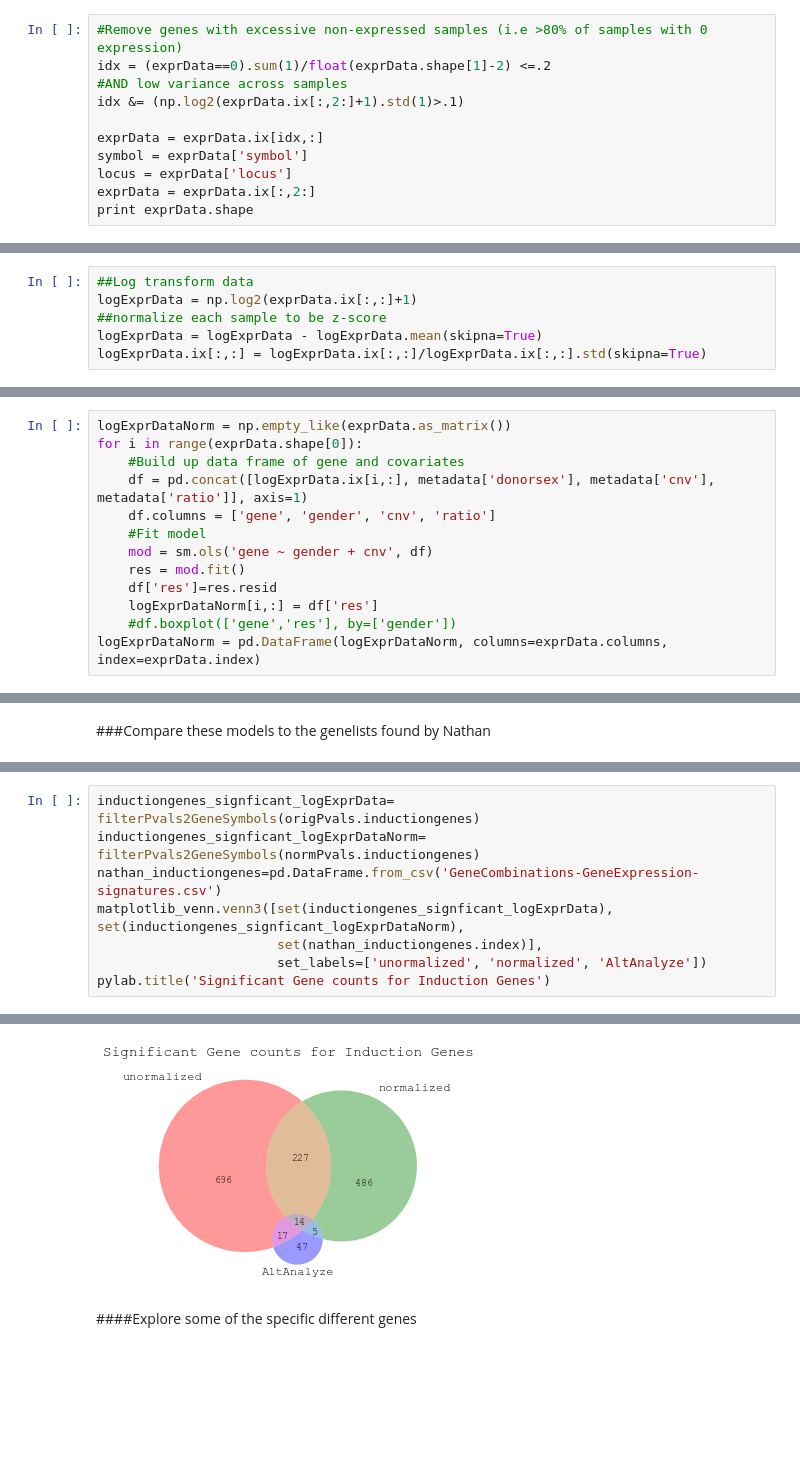
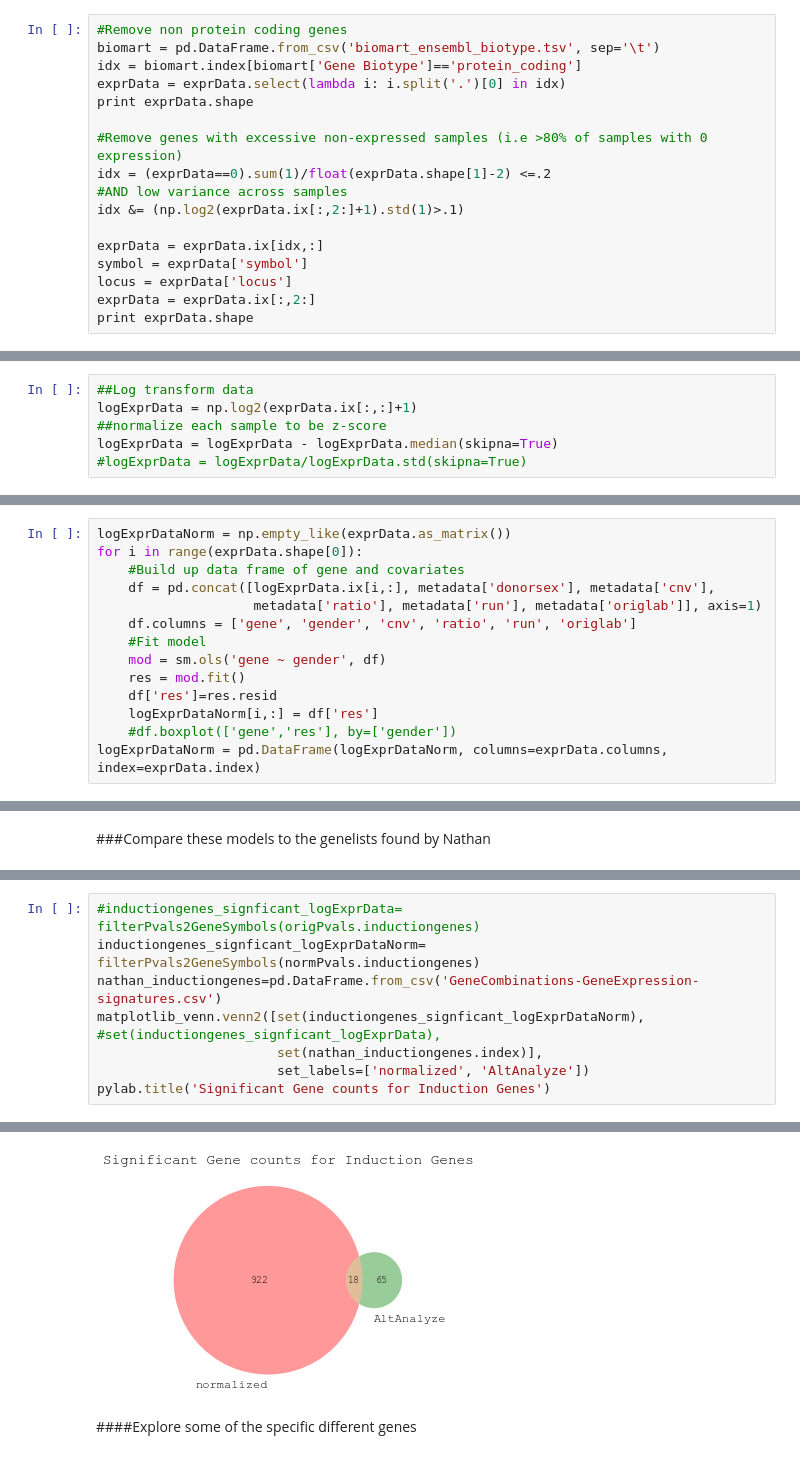
Before and after one commit to th1vairam/pcbc_c4_analysis, a Jupyter notebook: C4_qc_and_linear_models.ipynb, the cells around one changed output, grey strips where cells are left out. Saved outputs shown, nothing was run; the diff lists cells and outputs as text; blank space fills up the shorter version.

Commit message:
Changes to filtering.

```diff
--- a/C4_qc_and_linear_models.ipynb
+++ b/C4_qc_and_linear_models.ipynb
@@ -124,6 +125,12 @@ exprData = exprData[cols]
 # %% [markdown]
 Remove genes with low variance (standard deviation<.1) or where 80% samples have no expression
 # %%
+#Remove non protein coding genes
+biomart = pd.DataFrame.from_csv('biomart_ensembl_biotype.tsv', sep='\t')
+idx = biomart.index[biomart['Gene Biotype']=='protein_coding']
+exprData = exprData.select(lambda i: i.split('.')[0] in idx)
+print exprData.shape
+
 #Remove genes with excessive non-expressed samples (i.e >80% of samples with 0 expression)
 idx = (exprData==0).sum(1)/float(exprData.shape[1]-2) <=.2
 #AND low variance across samples
@@ -142,8 +150,8 @@ Log transform and normalize data to Z-scores
 ##Log transform data
 logExprData = np.log2(exprData.ix[:,:]+1)
 ##normalize each sample to be z-score
-logExprData = logExprData - logExprData.mean(skipna=True)
-logExprData.ix[:,:] = logExprData.ix[:,:]/logExprData.ix[:,:].std(skipna=True)
+logExprData = logExprData - logExprData.median(skipna=True)
+#logExprData = logExprData/logExprData.std(skipna=True)
 # %%
 #Standardize each row (gene) to z-score
 d = logExprData.T - logExprData.T.mean(skipna=True)
@@ -181,10 +193,11 @@ The residuals of this model will contain the remaining variation in the data tha
 logExprDataNorm = np.empty_like(exprData.as_matrix())
 for i in range(exprData.shape[0]):
     #Build up data frame of gene and covariates
-    df = pd.concat([logExprData.ix[i,:], metadata['donorsex'], metadata['cnv'], metadata['ratio']], axis=1)
-    df.columns = ['gene', 'gender', 'cnv', 'ratio']
+    df = pd.concat([logExprData.ix[i,:], metadata['donorsex'], metadata['cnv'],
+                    metadata['ratio'], metadata['run'], metadata['origlab']], axis=1)
+    df.columns = ['gene', 'gender', 'cnv', 'ratio', 'run', 'origlab']
     #Fit model
-    mod = sm.ols('gene ~ gender + cnv', df)
+    mod = sm.ols('gene ~ gender', df)
     res = mod.fit()
     df['res']=res.resid
     logExprDataNorm[i,:] = df['res']
@@ -267,14 +305,14 @@ pylab.title('Significant Gene counts for COI')
 # %%
-inductiongenes_signficant_logExprData= filterPvals2GeneSymbols(origPvals.inductiongenes)
+#inductiongenes_signficant_logExprData= filterPvals2GeneSymbols(origPvals.inductiongenes)
 inductiongenes_signficant_logExprDataNorm= filterPvals2GeneSymbols(normPvals.inductiongenes)
 nathan_inductiongenes=pd.DataFrame.from_csv('GeneCombinations-GeneExpression-signatures.csv')
-matplotlib_venn.venn3([set(inductiongenes_signficant_logExprData), set(inductiongenes_signficant_logExprDataNorm),
+matplotlib_venn.venn2([set(inductiongenes_signficant_logExprDataNorm), #set(inductiongenes_signficant_logExprData),
                        set(nathan_inductiongenes.index)],
-                       set_labels=['unormalized', 'normalized', 'AltAnalyze'])
+                       set_labels=['normalized', 'AltAnalyze'])
 pylab.title('Significant Gene counts for Induction Genes')
 # %% [output]
 <matplotlib.text.Text at 0x...>
-[figure, old version]
+[figure, new version]
 # %% [markdown]
 ####Explore some of the specific different genes
 # %%
```
Also changed, not shown: parts of 11 cells of this notebook, 1 other file.
